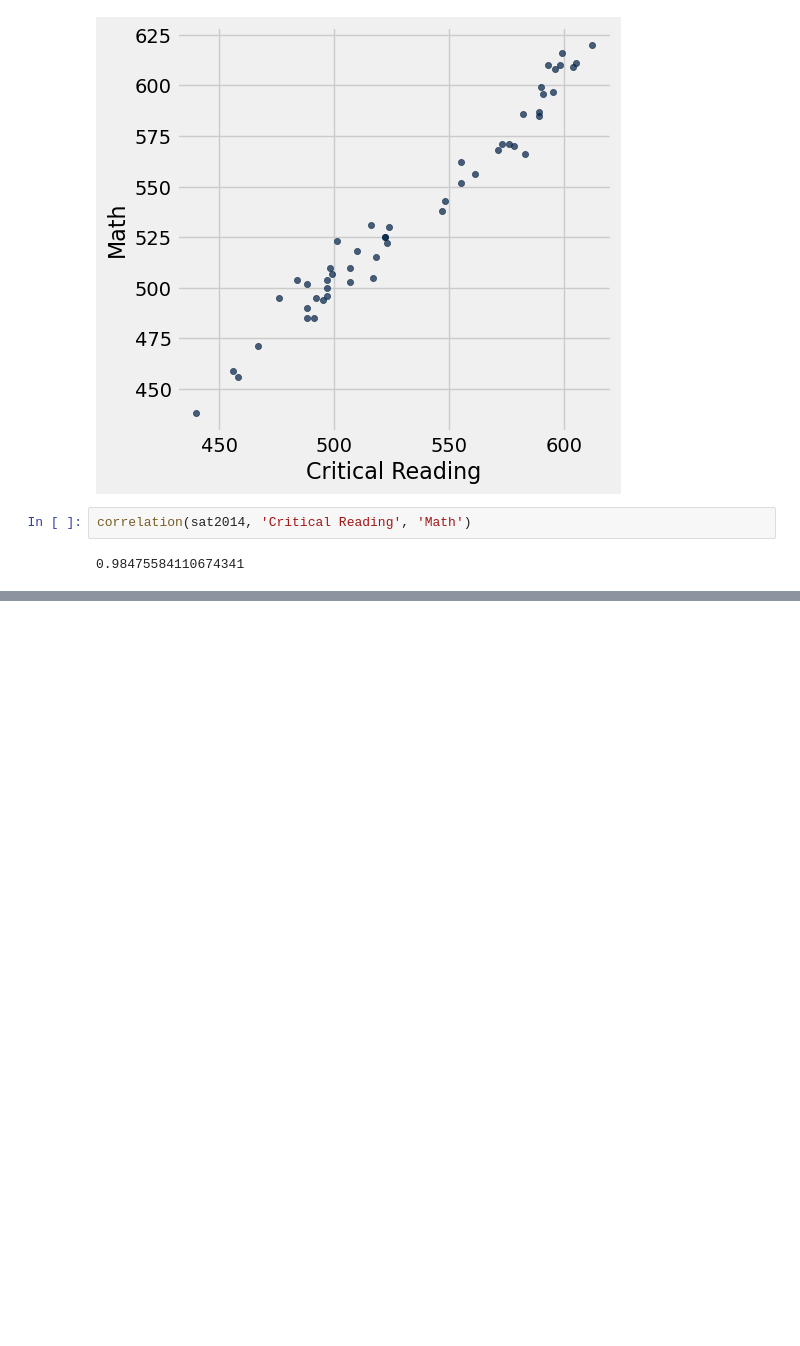
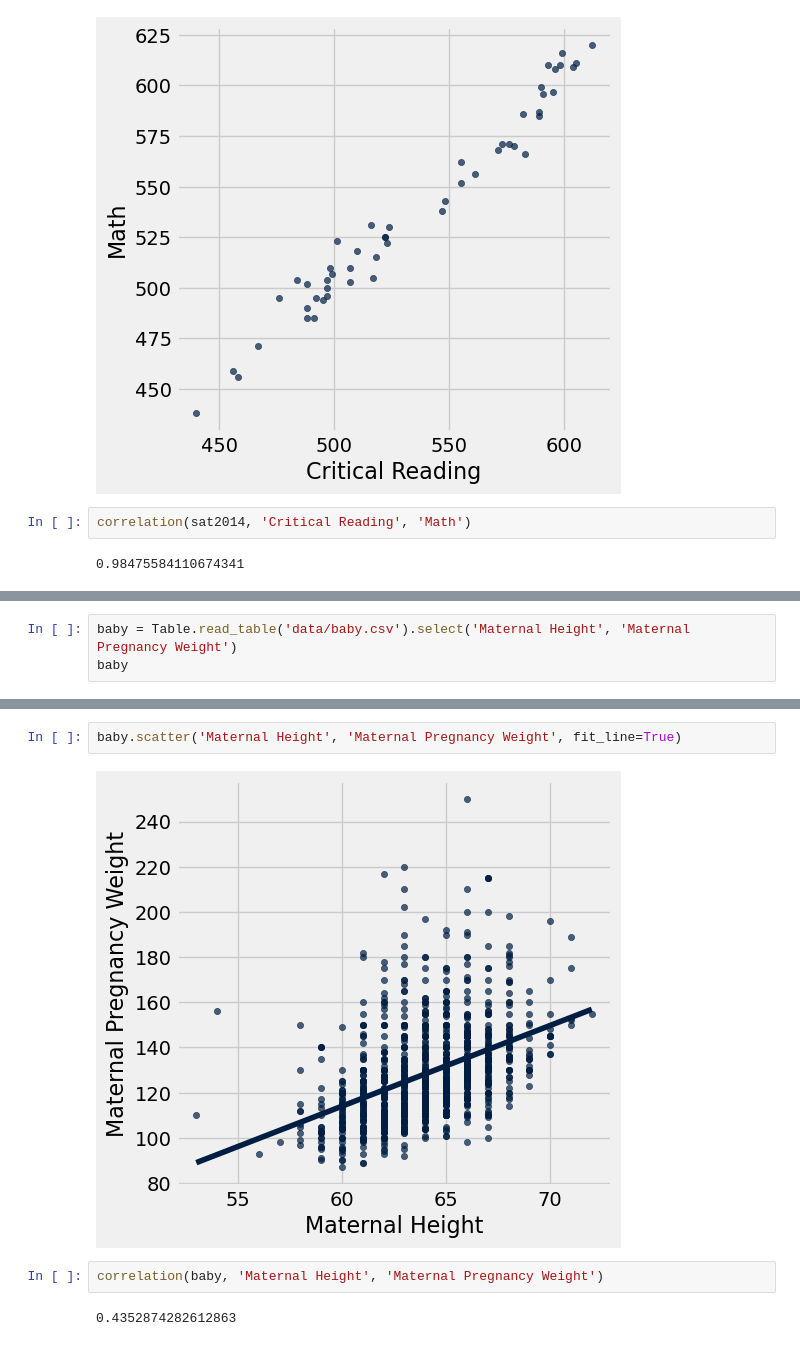
Before and after one commit to lawtonsclass/f24-code-from-class, a Jupyter notebook: data8-practice/ch15.ipynb, the cells around one changed output, grey strips where cells are left out. Drawn from its saved outputs; the diff is of its cells as text; blank space fills up the shorter version.

```diff
--- a/data8-practice/ch15.ipynb
+++ b/data8-practice/ch15.ipynb
@@ -253,0 +388,3 @@ correlation(sat2014, 'Critical Reading', 'Math')
+# %%
+baby = Table.read_table('data/baby.csv').select('Maternal Height', 'Maternal Pregnancy Weight')
+baby
@@ -253,0 +404,8 @@ correlation(sat2014, 'Critical Reading', 'Math')
+# %%
+baby.scatter('Maternal Height', 'Maternal Pregnancy Weight', fit_line=True)
+# %% [output]
+[figure, added]
+# %%
+correlation(baby, 'Maternal Height', 'Maternal Pregnancy Weight')
+# %% [output]
+0.4352874282612863
```
Also changed, not shown: parts of 44 cells of this notebook, 1 other file.
